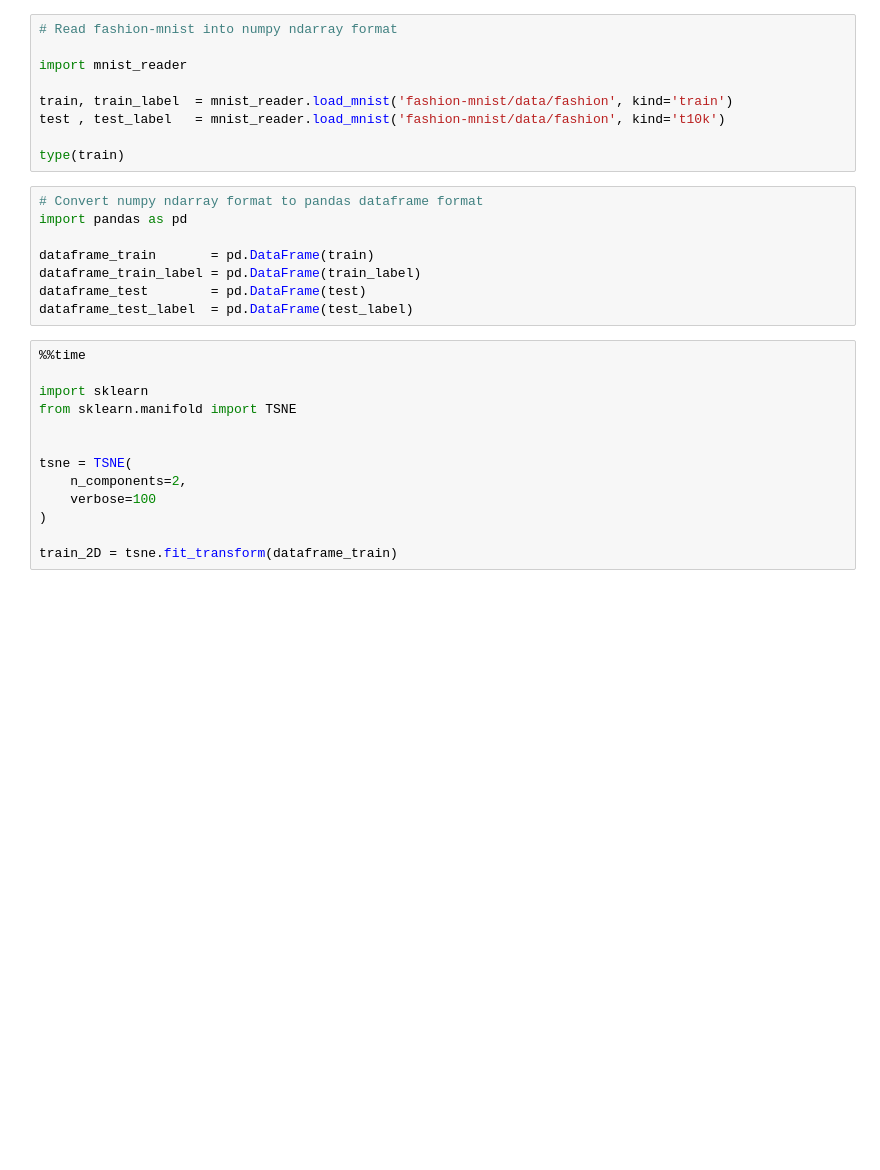
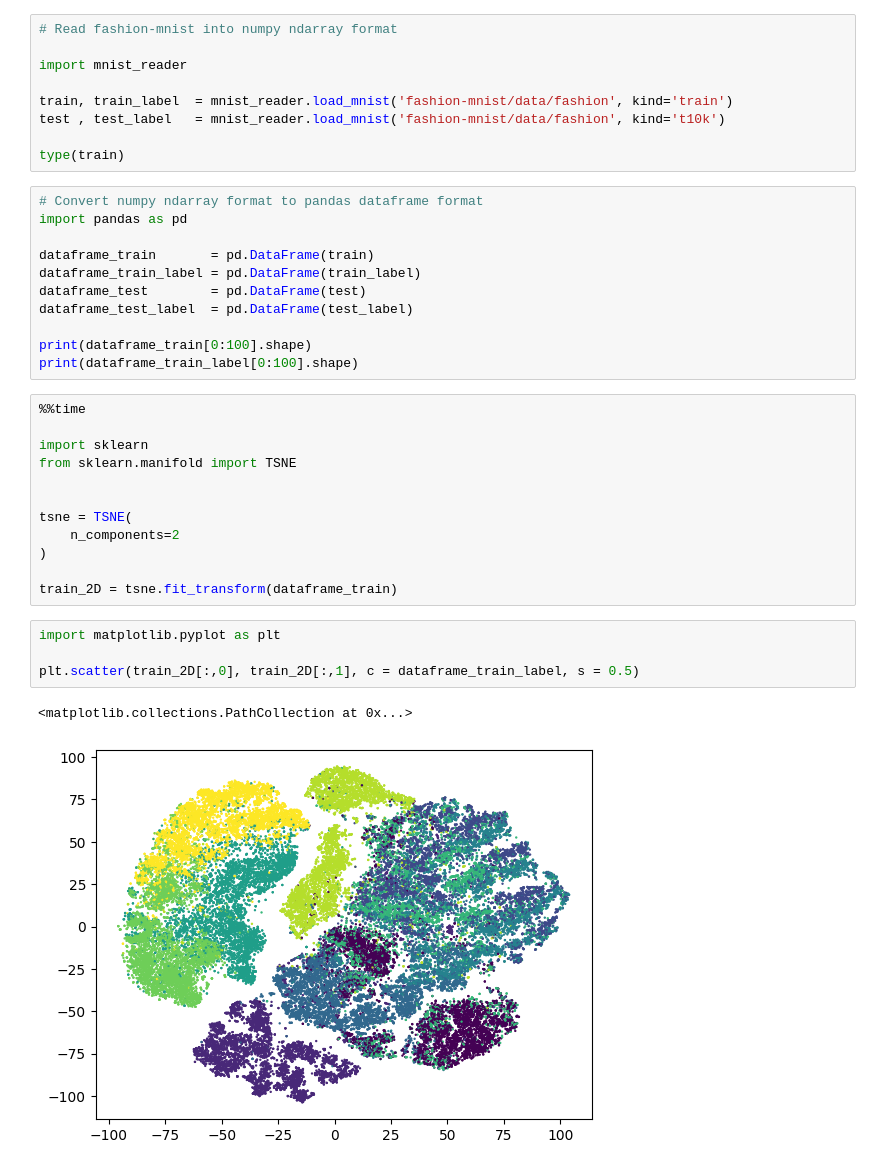
Before and after one commit to xuyuji9000/machine-learning-playground, a Jupyter notebook: 05-mnist-playground/03-2d-t-sne-visualization/main.ipynb, the cells around one changed output. Saved outputs shown, nothing was run; the diff lists cells and outputs as text; blank space fills up the shorter version.

Commit message:
#21 03-2d-t-sne-visualization first success 2d t-sne dimentionality reduction

```diff
--- a/05-mnist-playground/03-2d-t-sne-visualization/main.ipynb
+++ b/05-mnist-playground/03-2d-t-sne-visualization/main.ipynb
@@ -28,6 +28,9 @@ dataframe_train       = pd.DataFrame(train)
 dataframe_train_label = pd.DataFrame(train_label)
 dataframe_test        = pd.DataFrame(test)
 dataframe_test_label  = pd.DataFrame(test_label)
+
+print(dataframe_train[0:100].shape)
+print(dataframe_train_label[0:100].shape)
 # %%
 %%time
 
@@ -36,8 +39,14 @@ from sklearn.manifold import TSNE
 
 
 tsne = TSNE(
-    n_components=2,
-    verbose=100
+    n_components=2
 )
 
 train_2D = tsne.fit_transform(dataframe_train)
+# %%
+import matplotlib.pyplot as plt
+
+plt.scatter(train_2D[:,0], train_2D[:,1], c = dataframe_train_label, s = 0.5)
+# %% [output]
+<matplotlib.collections.PathCollection at 0x...>
+[figure, added]
```
